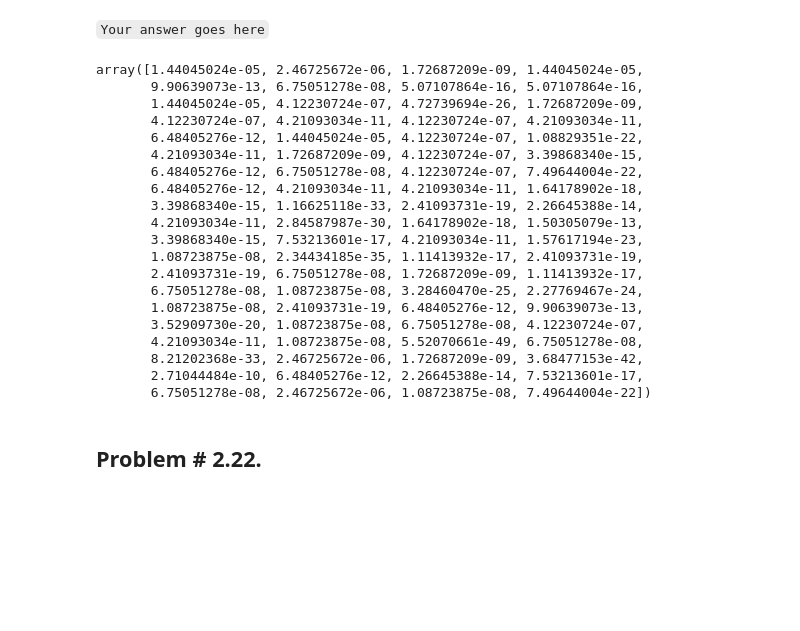
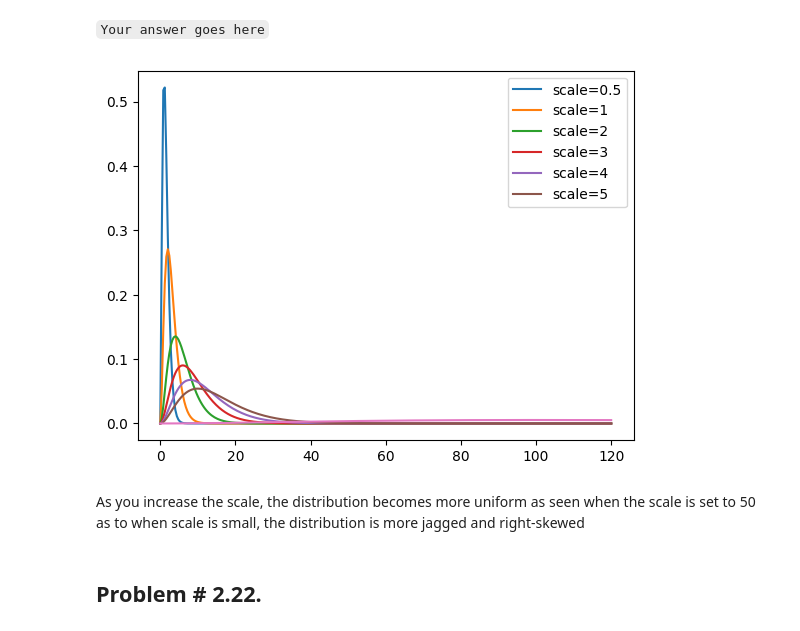
Before and after one commit to JustinSu11/Applied-Probability-and-Statistics-for-AI, a Jupyter notebook: Assignments/assignment 2.1/Justin_Nguyen_Assignment_2.1.ipynb, the cells around one changed output. Cells and saved outputs as stored; diff of their text form; code cells hidden in the pictures; blank space fills up the shorter version.

```diff
--- a/Assignments/assignment 2.1/Justin_Nguyen_Assignment_2.1.ipynb
+++ b/Assignments/assignment 2.1/Justin_Nguyen_Assignment_2.1.ipynb
@@ -292,31 +293,23 @@ Plot the gamma distribution by fixing the shape parameter *k* = 3 and setting th
 = 0.5, 1, 2, 3, 4, 5. What is the effect of increasing the scale parameter? (See also Exercise 2.48.)
 # %% [markdown]
 `Your answer goes here`
-# %%
-from scipy.stats import gamma
-
-gamma.pdf(income['income'], a=3, scale=1)
-# %% [output]
-array([1.44045024e-05, 2.46725672e-06, 1.72687209e-09, 1.44045024e-05,
-       9.90639073e-13, 6.75051278e-08, 5.07107864e-16, 5.07107864e-16,
-       1.44045024e-05, 4.12230724e-07, 4.72739694e-26, 1.72687209e-09,
-       4.12230724e-07, 4.21093034e-11, 4.12230724e-07, 4.21093034e-11,
-       6.48405276e-12, 1.44045024e-05, 4.12230724e-07, 1.08829351e-22,
-       4.21093034e-11, 1.72687209e-09, 4.12230724e-07, 3.39868340e-15,
-       6.48405276e-12, 6.75051278e-08, 4.12230724e-07, 7.49644004e-22,
-       6.48405276e-12, 4.21093034e-11, 4.21093034e-11, 1.64178902e-18,
-       3.39868340e-15, 1.16625118e-33, 2.41093731e-19, 2.26645388e-14,
-       4.21093034e-11, 2.84587987e-30, 1.64178902e-18, 1.50305079e-13,
-       3.39868340e-15, 7.53213601e-17, 4.21093034e-11, 1.57617194e-23,
-       1.08723875e-08, 2.34434185e-35, 1.11413932e-17, 2.41093731e-19,
-       2.41093731e-19, 6.75051278e-08, 1.72687209e-09, 1.11413932e-17,
-       6.75051278e-08, 1.08723875e-08, 3.28460470e-25, 2.27769467e-24,
-       1.08723875e-08, 2.41093731e-19, 6.48405276e-12, 9.90639073e-13,
-       3.52909730e-20, 1.08723875e-08, 6.75051278e-08, 4.12230724e-07,
-       4.21093034e-11, 1.08723875e-08, 5.52070661e-49, 6.75051278e-08,
-       8.21202368e-33, 2.46725672e-06, 1.72687209e-09, 3.68477153e-42,
-       2.71044484e-10, 6.48405276e-12, 2.26645388e-14, 7.53213601e-17,
-       6.75051278e-08, 2.46725672e-06, 1.08723875e-08, 7.49644004e-22])
+# %%
+from scipy.stats import gamma
+
+plt.plot(x, gamma.pdf(x, a=3, scale=.5))
+plt.plot(x, gamma.pdf(x, a=3, scale=1))
+plt.plot(x, gamma.pdf(x, a=3, scale=2))
+plt.plot(x, gamma.pdf(x, a=3, scale=3))
+plt.plot(x, gamma.pdf(x, a=3, scale=4))
+plt.plot(x, gamma.pdf(x, a=3, scale=5))
+plt.plot(x, gamma.pdf(x, a=3, scale=50))
+
+plt.legend(['scale=0.5', 'scale=1', 'scale=2', 'scale=3', 'scale=4', 'scale=5'])
+plt.show()
+# %% [output]
+[figure, added]
+# %% [markdown]
+As you increase the scale, the distribution becomes more uniform as seen when the scale is set to 50 as to when scale is small, the distribution is more jagged and right-skewed
 # %% [markdown]
 ## Problem # 2.22.
 # %% [markdown]
```
Also changed, not shown: parts of 1 cell of this notebook.
